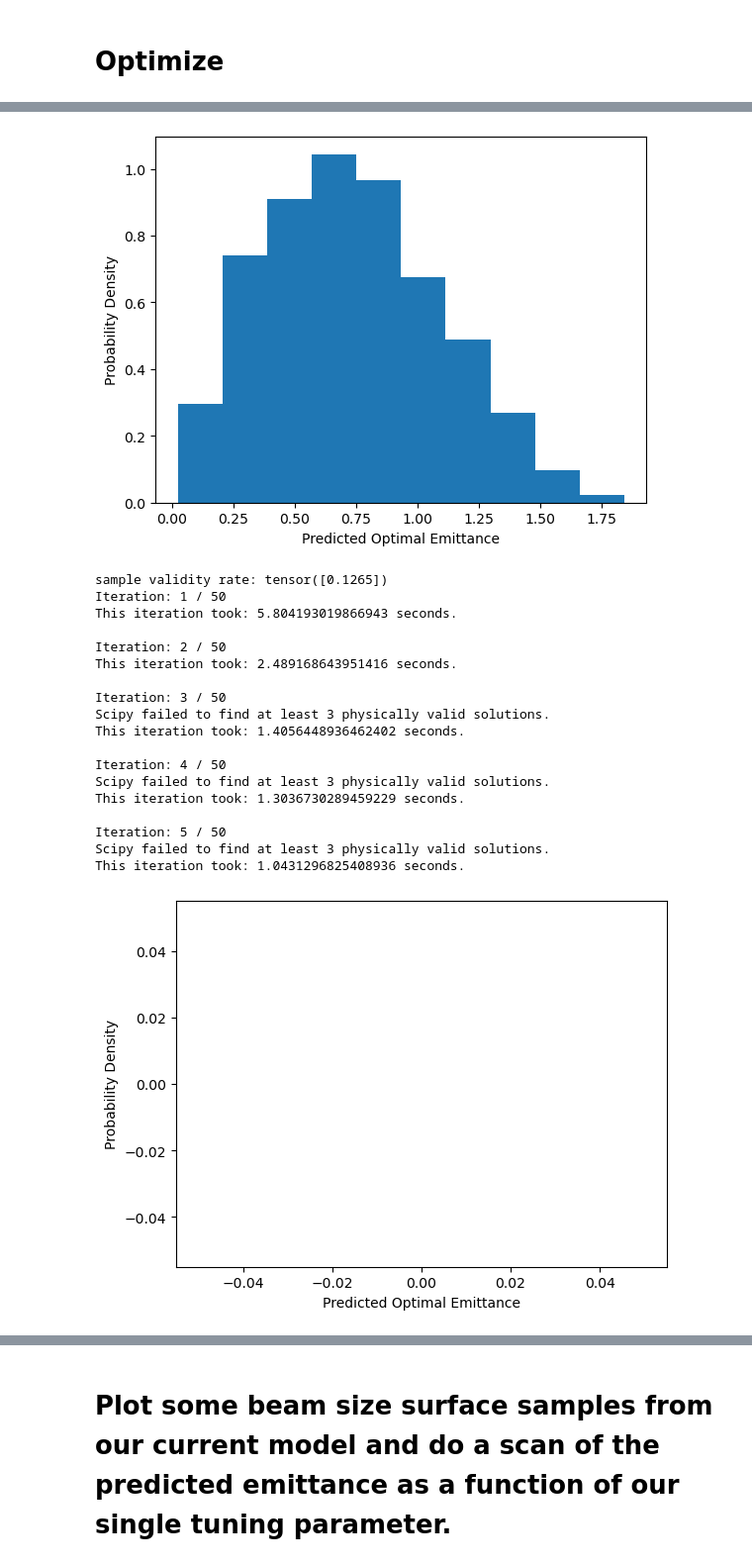
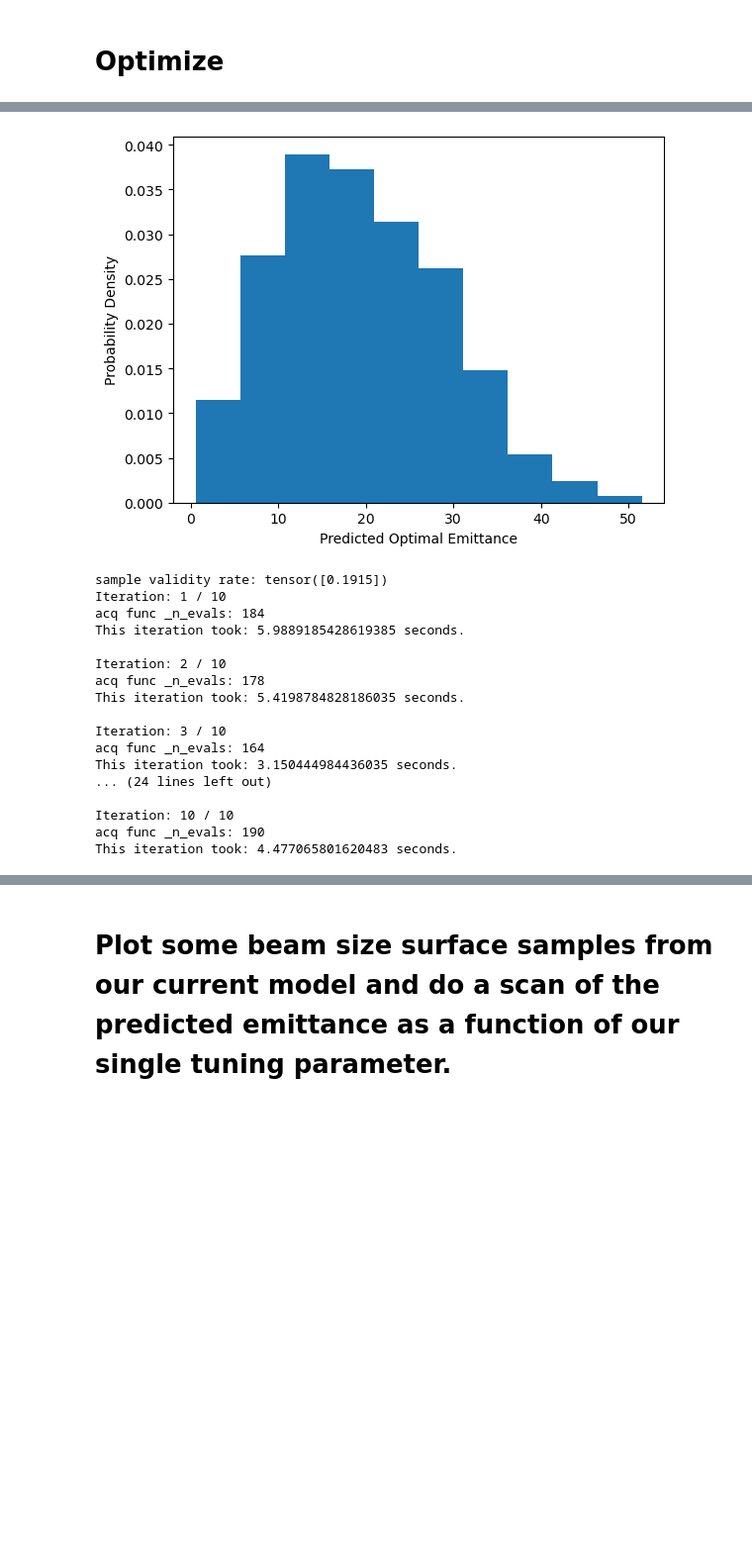
Before and after one commit to roussel-ryan/emitopt, a Jupyter notebook: examples/bax-emittance-minimization-toy-model.ipynb, the cells around one changed output, grey strips where cells are left out. Shown at 99% size. Drawn from its saved outputs; the diff is of its cells as text; code cells hidden in the pictures; blank space fills up the shorter version.

```diff
--- a/examples/bax-emittance-minimization-toy-model.ipynb
+++ b/examples/bax-emittance-minimization-toy-model.ipynb
@@ -47,12 +47,12 @@ else:
 # %% [markdown]
 # Notebook settings
 # %%
-ndim = 2 #number of input dimensions
+ndim = 6 #number of input dimensions
 noise = False #whether to add noise to the ground-truth beam size function outputs
 meas_dim = 1 #input dimension for measurement parameter
-n_obs_init = 3 #number of random initial observations for GP model
-n_samples = 20 #number of posterior samples for BAX
-n_iter = 50 #number of optimization steps for Xopt to take (after acquiring random initial data)
+n_obs_init = 30 #number of random initial observations for GP model
+n_samples = 10 #number of posterior samples for BAX
+n_iter = 10 #number of optimization steps for Xopt to take (after acquiring random initial data)
 rand_seed = 2
 
 #random seeds for reproducibility
@@ -150,24 +154,35 @@ scaled_covar_module = ScaleKernel(covar_module, outputscale_prior=GammaPrior(2.0
 covar_module_dict = {'y': scaled_covar_module}
 
 model_constructor = StandardModelConstructor(covar_modules=covar_module_dict, use_low_noise_prior=True)
+# %%
+from xopt.numerical_optimizer import LBFGSOptimizer
+numerical_optimizer = LBFGSOptimizer(
+                                    n_raw_samples=20,
+                                    n_restarts=20,
+                                    max_iter=100)
 # %% [markdown]
 # Construct generator, evaluator, Xopt objects
 # %%
 #Prepare Algorithm
 from emitopt.utils import get_quad_strength_conversion_factor
-scale_factor = get_quad_strength_conversion_factor(E=beam_energy, q_len=q_len)
+# scale_factor = get_quad_strength_conversion_factor(E=beam_energy, q_len=q_len)
+scale_factor = 1.
 algo_kwargs = {
         'scale_factor': scale_factor,
         'q_len': q_len,
         'distance': distance,
         'n_samples': n_samples,
         'meas_dim': meas_dim,
-        'n_steps_measurement_param': 10,
-        'n_steps_exe_paths':  10}
+        'n_steps_measurement_param': 3,
+        'n_steps_exe_paths':  11}
 algo = ScipyMinimizeEmittance(**algo_kwargs)
 
 #construct BAX generator
-generator = BaxGenerator(vocs=vocs, model_constructor=model_constructor, algorithm=algo, use_cuda=use_cuda)
+generator = BaxGenerator(vocs=vocs,
+                         model_constructor=model_constructor,
+                         numerical_optimizer=numerical_optimizer,
+                         algorithm=algo,
+                         use_cuda=use_cuda)
 
 #construct evaluator
 evaluator = Evaluator(function=test_func)
@@ -209,59 +250,57 @@ X_tuned, emits_at_target_valid, svr = algo.mean_output(beam_size_model,
 plt.hist(emits_at_target_valid.flatten().cpu(), density=True)
 plt.xlabel('Predicted Optimal Emittance')
 plt.ylabel('Probability Density')
 plt.show()
 print('sample validity rate:', svr)
 
 for i in range(1, n_iter+1):
 
     print('Iteration:', i, '/', n_iter)
 
     start = time.time()
 
     # call X.step() to generate a random initial point and evaluate on test_func
     optimizer.step()
 
 
     #extract GP model
     beam_size_model = optimizer.generator.model.models[0]
 
     #extract and store algorithm results for this iteration
     results[i] = optimizer.generator.algorithm_results
     beam_size_models[i] = beam_size_model
 
     #get mean-predicted optimal tuning config and eval predicted emits at this location in tuning parameter space
     algo = optimizer.generator.algorithm
-    X_tuned, emits_at_target_valid, svr = algo.mean_output(beam_size_model,
-                                                         torch.tensor(vocs.bounds),
-                                                         num_restarts=10)
+#     X_tuned, emits_at_target_valid, svr = algo.mean_output(beam_size_model,
+#                                                          torch.tensor(vocs.bounds),
+#                                                          num_restarts=10)
 
     end = time.time()
     print('This iteration took:', end-start, 'seconds.\n')
 
-    if i % 5 == 0:
-        plt.hist(emits_at_target_valid.flatten().cpu(), density=True)
-        plt.xlabel('Predicted Optimal Emittance')
-        plt.ylabel('Probability Density')
-        plt.show()
-        print('sample validity rate:', svr)
+#     if i % 5 == 0:
+#         plt.hist(emits_at_target_valid.flatten().cpu(), density=True)
+#         plt.xlabel('Predicted Optimal Emittance')
+#         plt.ylabel('Probability Density')
+#         plt.show()
+#         print('sample validity rate:', svr)
 # %% [output]
-[figure, old version]
+[figure, new version]
-sample validity rate: tensor([0.1265])
-Iteration: 1 / 50
-This iteration took: 5.804193019866943 seconds.
+sample validity rate: tensor([0.1915])
+Iteration: 1 / 10
+acq func _n_evals: 184
+This iteration took: 5.9889185428619385 seconds.
 
-Iteration: 2 / 50
-This iteration took: 2.489168643951416 seconds.
+Iteration: 2 / 10
+acq func _n_evals: 178
+This iteration took: 5.4198784828186035 seconds.
 
-Iteration: 3 / 50
-Scipy failed to find at least 3 physically valid solutions.
-This iteration took: 1.4056448936462402 seconds.
+Iteration: 3 / 10
+acq func _n_evals: 164
+This iteration took: 3.150444984436035 seconds.
+... (24 lines left out)
 
-Iteration: 4 / 50
-Scipy failed to find at least 3 physically valid solutions.
-This iteration took: 1.3036730289459229 seconds.
-
-Iteration: 5 / 50
-Scipy failed to find at least 3 physically valid solutions.
-This iteration took: 1.0431296825408936 seconds.
+Iteration: 10 / 10
+acq func _n_evals: 190
+This iteration took: 4.477065801620483 seconds.
-[figure, removed]
```
Also changed, not shown: parts of 14 cells of this notebook, 2 other files.
